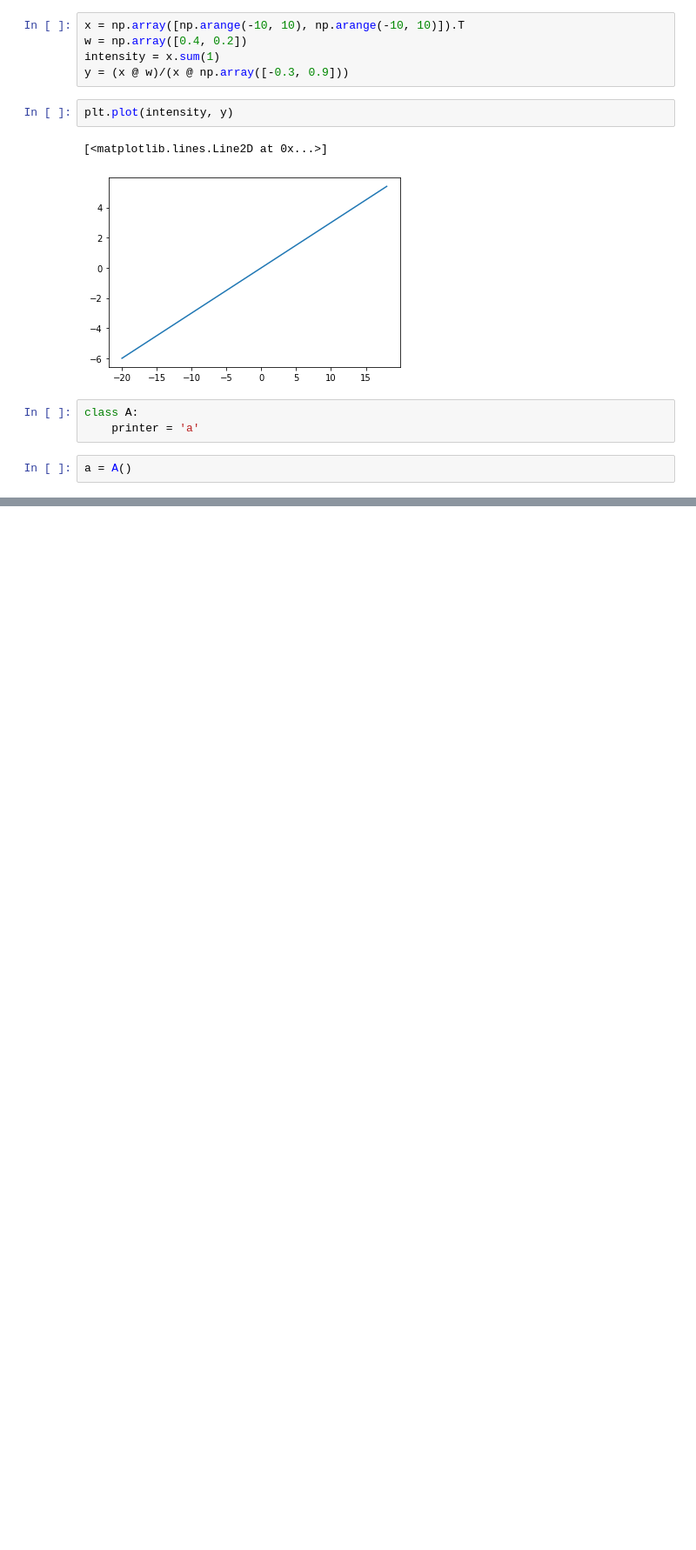
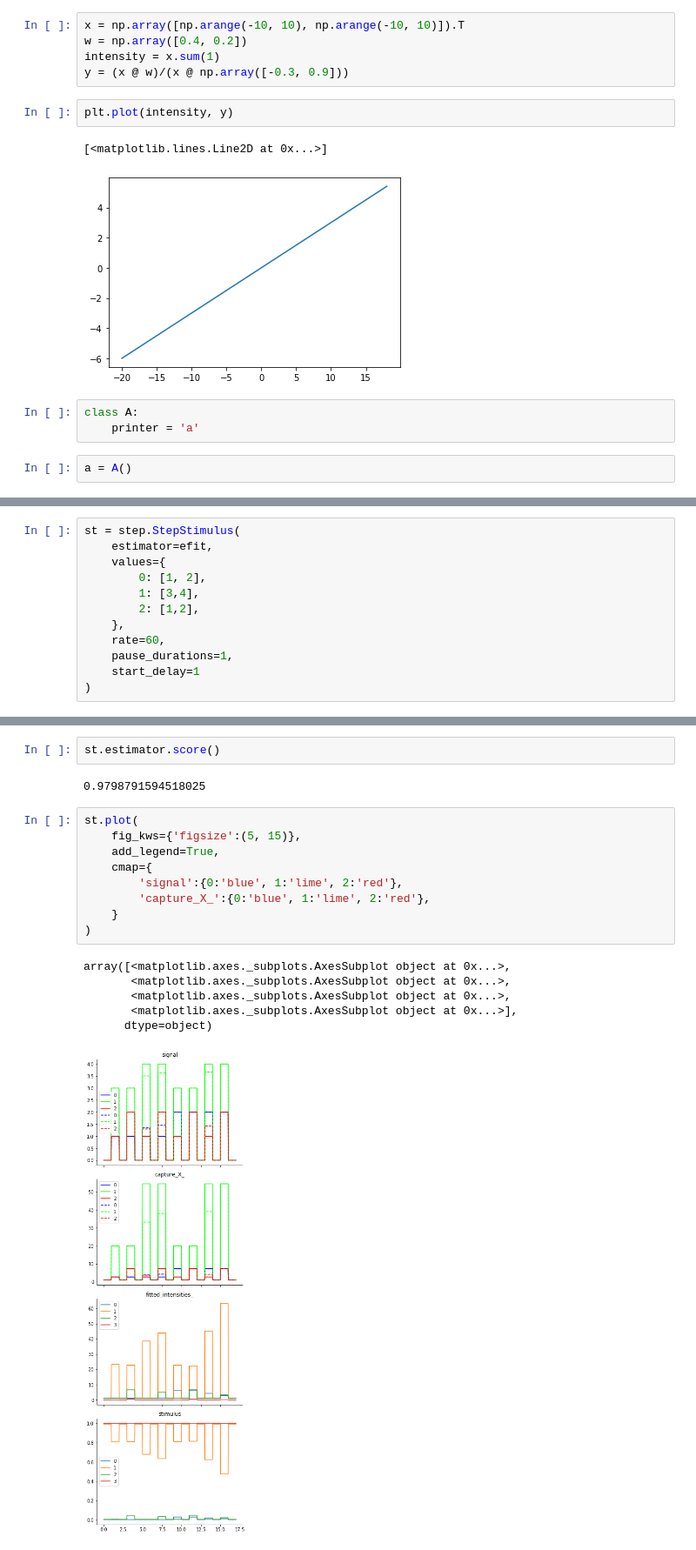
Before and after one commit to neuralsignal/dreye, a Jupyter notebook: messy_notebooks/rebase_Tests.ipynb, the cells around one changed output, grey strips where cells are left out. Shown: that part at 87% size. Saved outputs shown, nothing was run; the diff lists cells and outputs as text; blank space fills up the shorter version.

Commit message:
work on stimulus plotting

```diff
--- a/messy_notebooks/rebase_Tests.ipynb
+++ b/messy_notebooks/rebase_Tests.ipynb
@@ -910,0 +870,12 @@ a = A()
+# %%
+st = step.StepStimulus(
+    estimator=efit,
+    values={
+        0: [1, 2],
+        1: [3,4],
+        2: [1,2],
+    },
+    rate=60,
+    pause_durations=1,
+    start_delay=1
+)
@@ -910,0 +903,20 @@ a = A()
+# %%
+st.estimator.score()
+# %% [output]
+0.9798791594518025
+# %%
+st.plot(
+    fig_kws={'figsize':(5, 15)},
+    add_legend=True,
+    cmap={
+        'signal':{0:'blue', 1:'lime', 2:'red'},
+        'capture_X_':{0:'blue', 1:'lime', 2:'red'},
+    }
+)
+# %% [output]
+array([<matplotlib.axes._subplots.AxesSubplot object at 0x...>,
+       <matplotlib.axes._subplots.AxesSubplot object at 0x...>,
+       <matplotlib.axes._subplots.AxesSubplot object at 0x...>,
+       <matplotlib.axes._subplots.AxesSubplot object at 0x...>],
+      dtype=object)
+[figure, added]
```
Also changed, not shown: parts of 23 cells of this notebook, 7 other files.
